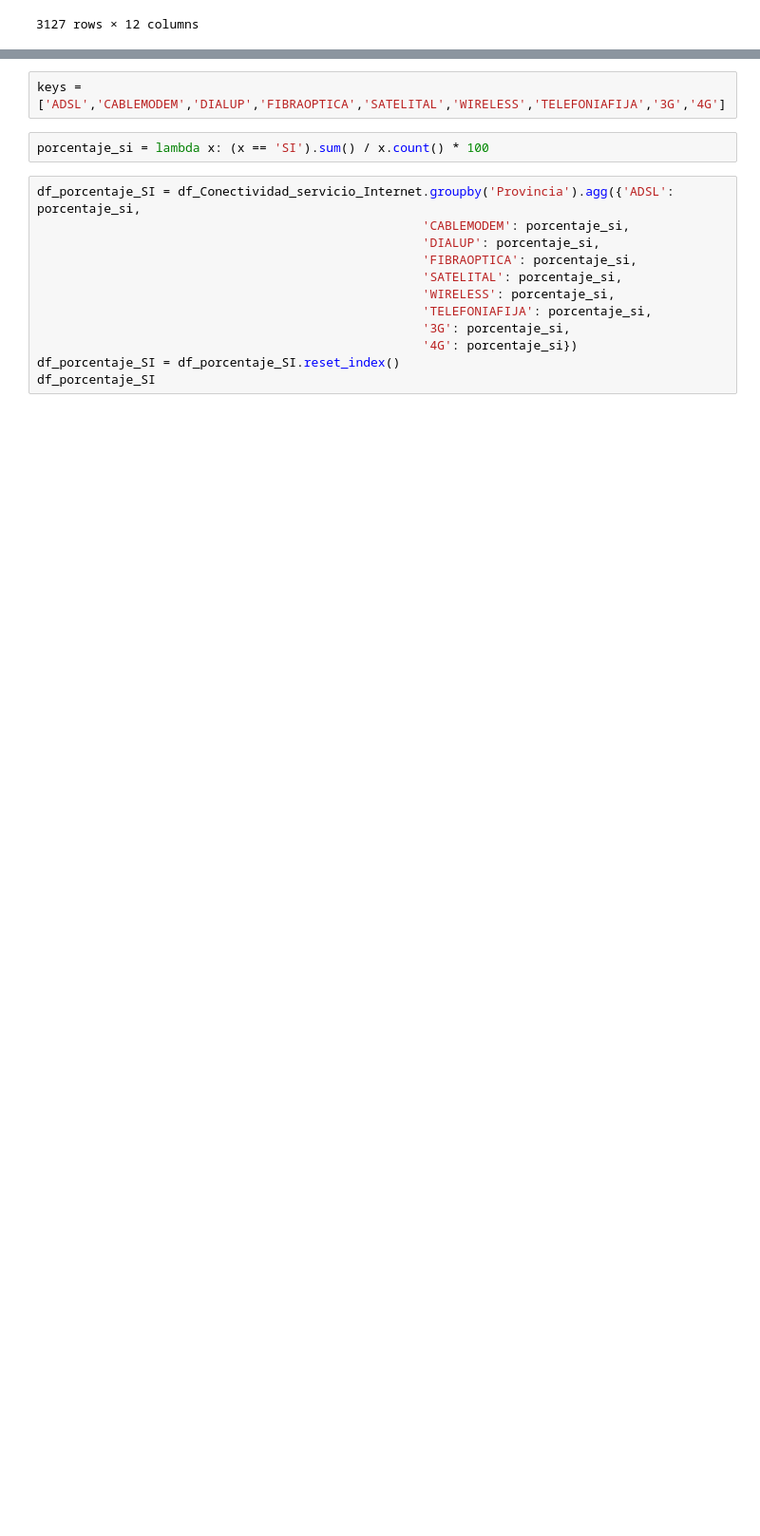
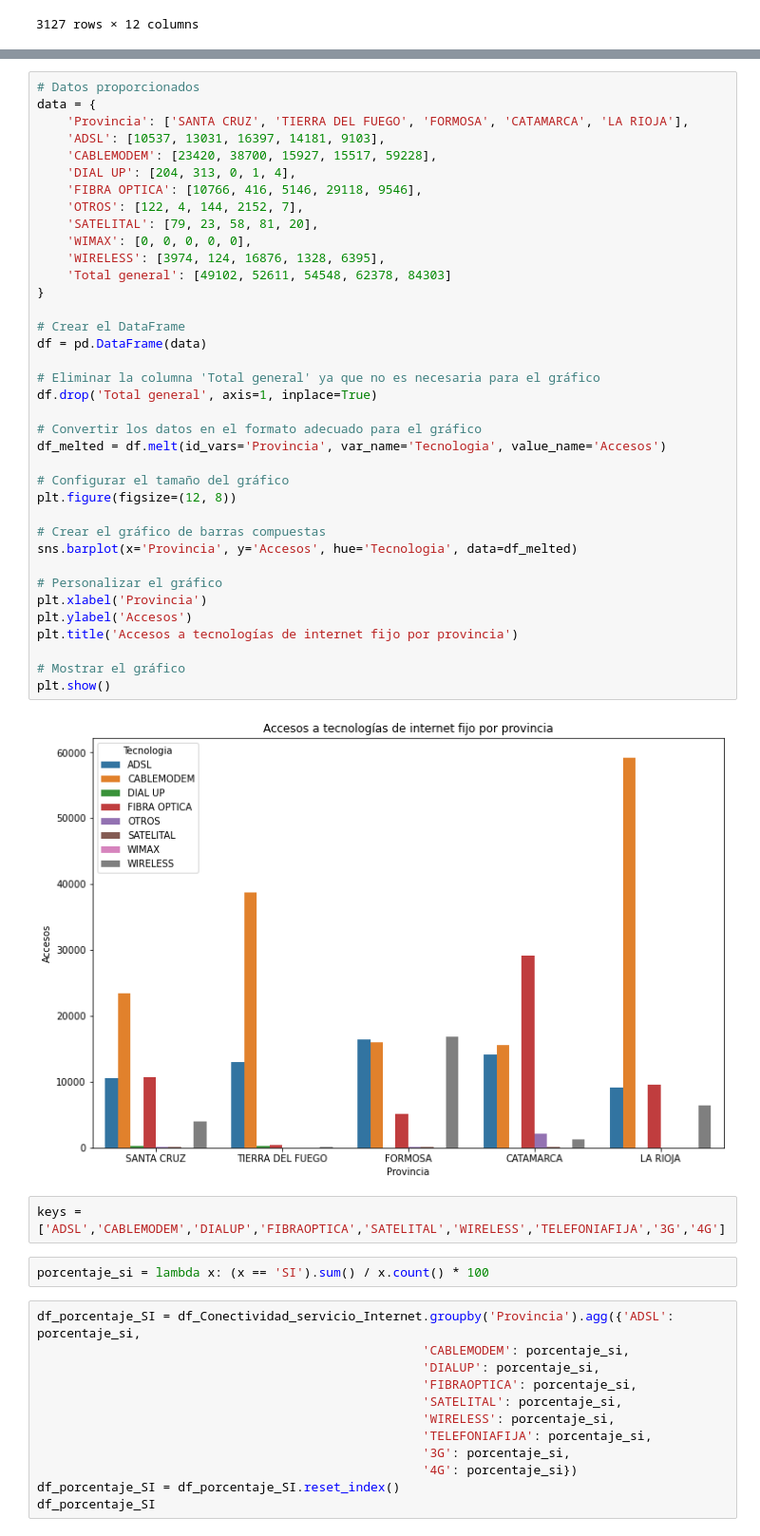
Before and after one commit to Galo0000/Analitics_Proyect, a Jupyter notebook: EDA.ipynb, the cells around one changed output, grey strips where cells are left out. Shown at 95% size. Drawn from its saved outputs; the diff is of its cells as text; blank space fills up the shorter version.

```diff
--- a/EDA.ipynb
+++ b/EDA.ipynb
@@ -192,3 +256,42 @@ dataframes[1]
+# %%
+# Datos proporcionados
+data = {
+    'Provincia': ['SANTA CRUZ', 'TIERRA DEL FUEGO', 'FORMOSA', 'CATAMARCA', 'LA RIOJA'],
+    'ADSL': [10537, 13031, 16397, 14181, 9103],
+    'CABLEMODEM': [23420, 38700, 15927, 15517, 59228],
+    'DIAL UP': [204, 313, 0, 1, 4],
+    'FIBRA OPTICA': [10766, 416, 5146, 29118, 9546],
+    'OTROS': [122, 4, 144, 2152, 7],
+    'SATELITAL': [79, 23, 58, 81, 20],
+    'WIMAX': [0, 0, 0, 0, 0],
+    'WIRELESS': [3974, 124, 16876, 1328, 6395],
+    'Total general': [49102, 52611, 54548, 62378, 84303]
+}
+
+# Crear el DataFrame
+df = pd.DataFrame(data)
+
+# Eliminar la columna 'Total general' ya que no es necesaria para el gráfico
+df.drop('Total general', axis=1, inplace=True)
+
+# Convertir los datos en el formato adecuado para el gráfico
+df_melted = df.melt(id_vars='Provincia', var_name='Tecnologia', value_name='Accesos')
+
+# Configurar el tamaño del gráfico
+plt.figure(figsize=(12, 8))
+
+# Crear el gráfico de barras compuestas
+sns.barplot(x='Provincia', y='Accesos', hue='Tecnologia', data=df_melted)
+
+# Personalizar el gráfico
+plt.xlabel('Provincia')
+plt.ylabel('Accesos')
+plt.title('Accesos a tecnologías de internet fijo por provincia')
+
+# Mostrar el gráfico
+plt.show()
+# %% [output]
+[figure, added]
 # %%
 keys = ['ADSL','CABLEMODEM','DIALUP','FIBRAOPTICA','SATELITAL','WIRELESS','TELEFONIAFIJA','3G','4G']
 # %%
```
Also changed, not shown: parts of 5 cells of this notebook.
